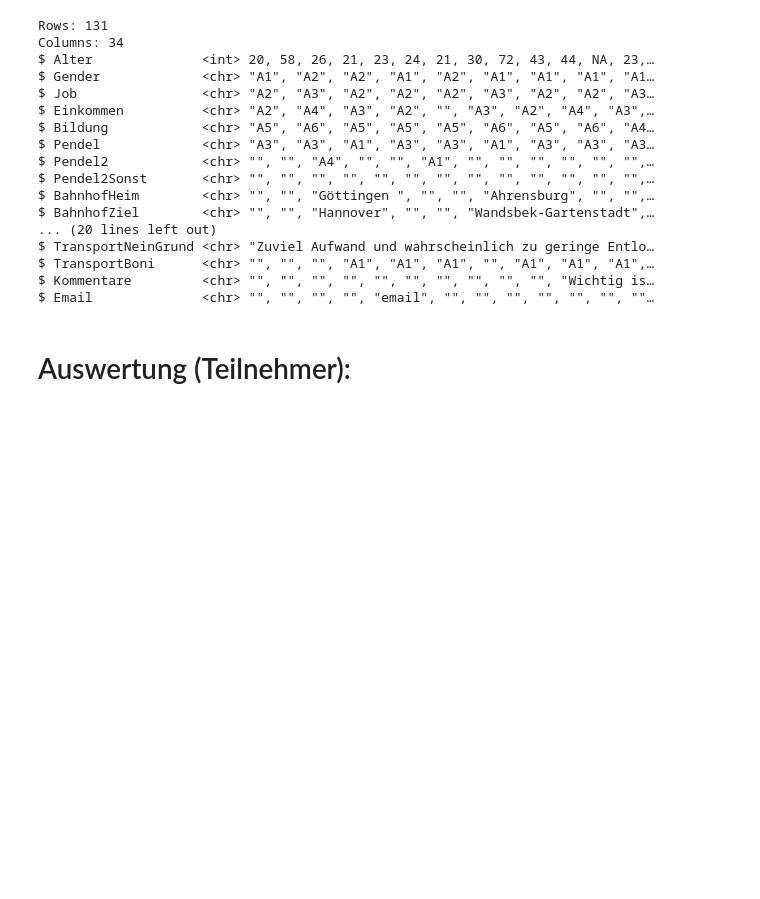
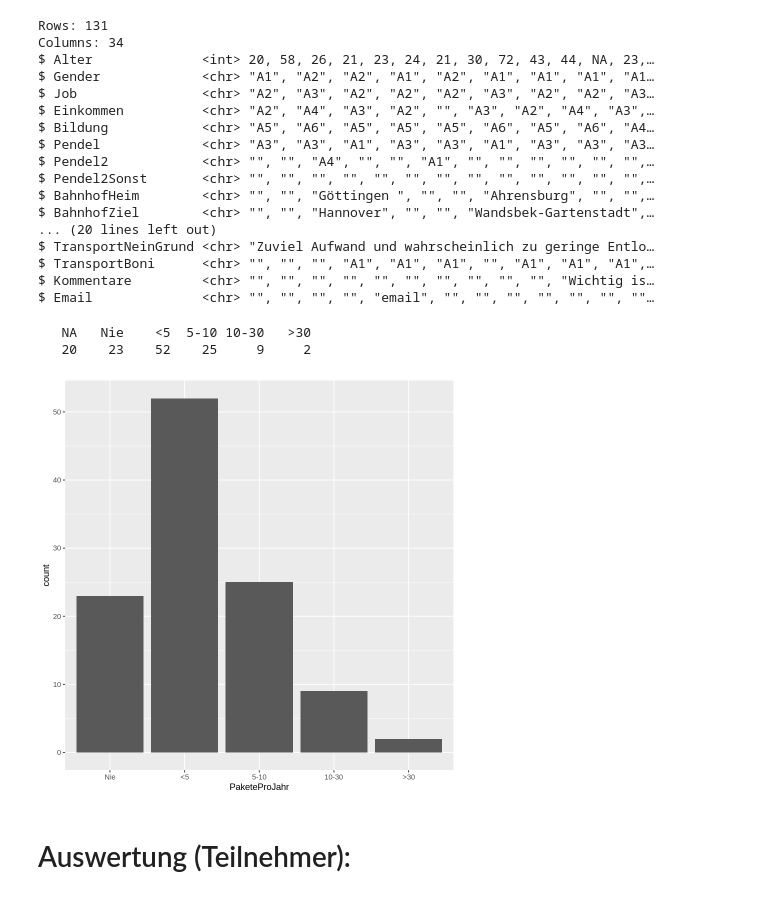
Before and after one commit to MaximeBonnin/DataScience4Entrepreneurs, a Jupyter notebook: Auswertung.ipynb, the cells around one changed output. Cells and saved outputs as stored; diff of their text form; code cells hidden in the pictures; blank space fills up the shorter version.

```diff
--- a/Auswertung.ipynb
+++ b/Auswertung.ipynb
@@ -46,6 +46,15 @@ $ TransportNeinGrund <chr> "Zuviel Aufwand und wahrscheinlich zu geringe Entlo
 $ TransportBoni      <chr> "", "", "", "A1", "A1", "A1", "", "A1", "A1", "A1",…
 $ Kommentare         <chr> "", "", "", "", "", "", "", "", "", "", "Wichtig is…
 $ Email              <chr> "", "", "", "", "email", "", "", "", "", "", "", ""…
+# %%
+df$PaketeProJahr <- as.factor(df$PaketeProJahr)
+levels(df$PaketeProJahr) <- c("NA", "Nie", "<5", "5-10", "10-30", ">30")
+table(df$PaketeProJahr)
+ggplot(subset(df, PaketeProJahr!="NA"), aes(PaketeProJahr)) + geom_bar()
+# %% [output]
+   NA   Nie    <5  5-10 10-30   >30
+   20    23    52    25     9     2
+[figure, added]
 # %% [markdown]
 # Auswertung (Teilnehmer):
 # %%
```
Also changed, not shown: parts of 7 cells of this notebook.
